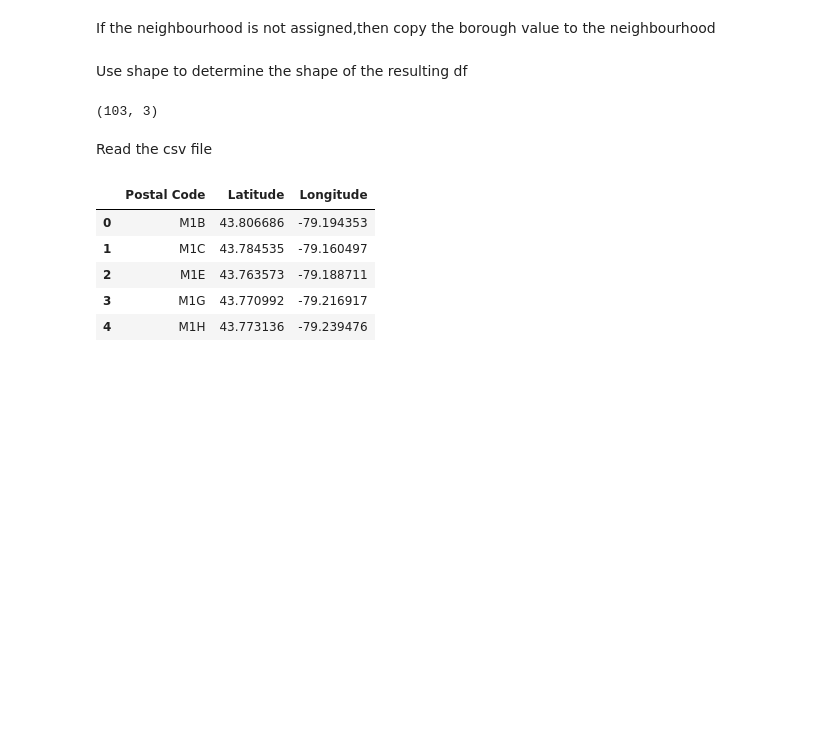
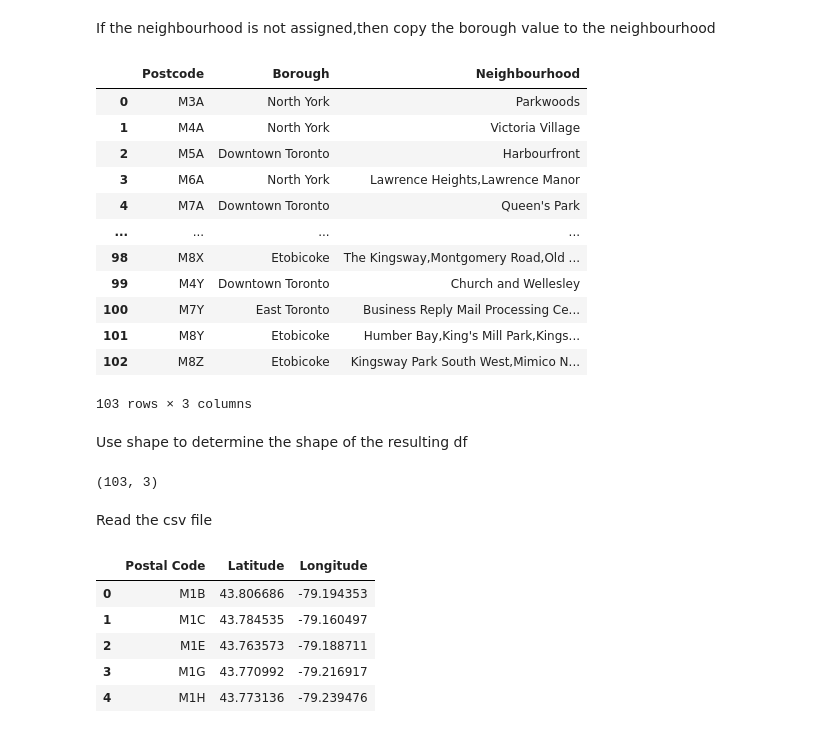
Before and after one commit to iaintageek/Coursera_Capstone, a Jupyter notebook: Week3_visualization.ipynb, the cells around one changed output. Cells and saved outputs as stored; diff of their text form; code cells hidden in the pictures; blank space fills up the shorter version.

```diff
--- a/Week3_visualization.ipynb
+++ b/Week3_visualization.ipynb
@@ -48,7 +63,22 @@ If the neighbourhood is not assigned,then copy the borough value to the neighbou
 # %%
 for i in df.index:
     if(df['Neighbourhood'][i] == 'Not assigned') :
       df.replace(df['Neighbourhood'][i] ,df['Borough'][i] )
+df
+# %% [output]
+|  | Postcode | Borough | Neighbourhood |
+| 0 | M3A | North York | Parkwoods |
+| 1 | M4A | North York | Victoria Village |
+| 2 | M5A | Downtown Toronto | Harbourfront |
+| 3 | M6A | North York | Lawrence Heights,Lawrence Manor |
+| 4 | M7A | Downtown Toronto | Queen's Park |
+| ... | ... | ... | ... |
+| 98 | M8X | Etobicoke | The Kingsway,Montgomery Road,Old ... |
+| 99 | M4Y | Downtown Toronto | Church and Wellesley |
+| 100 | M7Y | East Toronto | Business Reply Mail Processing Ce... |
+| 101 | M8Y | Etobicoke | Humber Bay,King's Mill Park,Kings... |
+| 102 | M8Z | Etobicoke | Kingsway Park South West,Mimico N... |
+103 rows × 3 columns
 # %% [markdown]
 Use shape to determine the shape of the resulting df
 # %%
```
Also changed, not shown: parts of 1 cell of this notebook.
